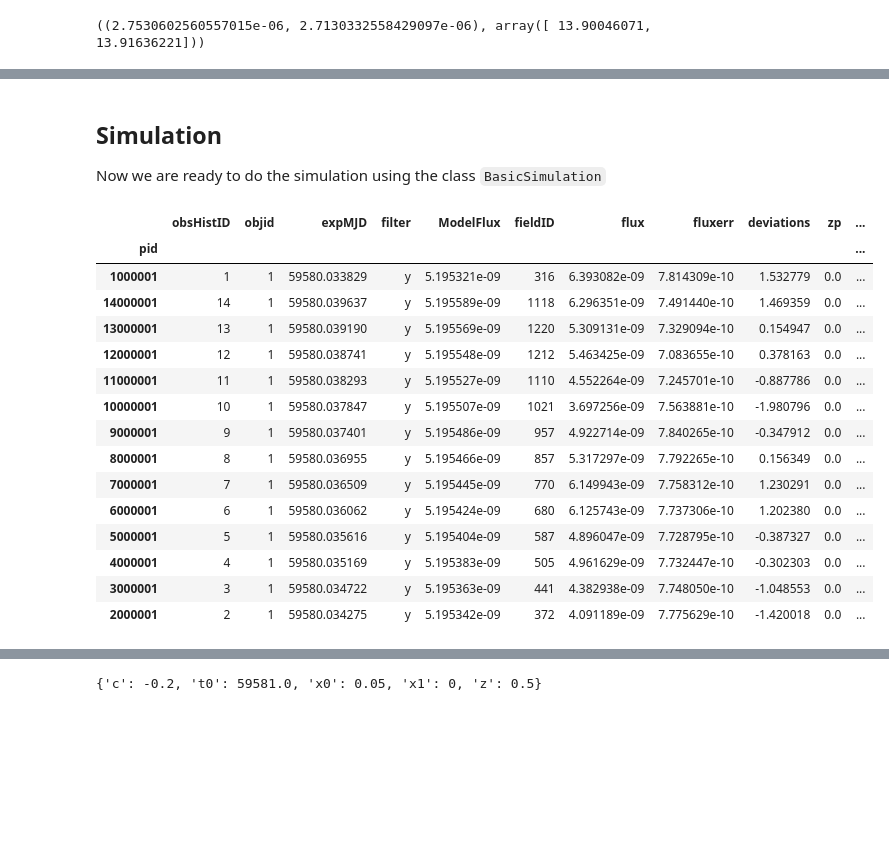
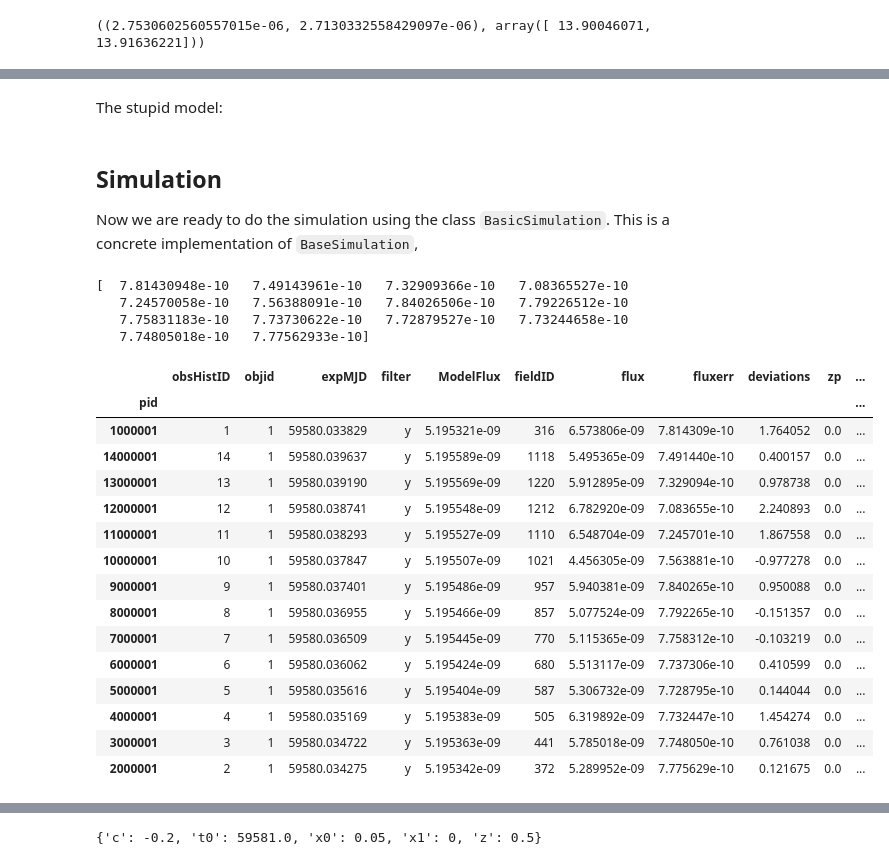
Before and after one commit to rbiswas4/SimPRVO, a Jupyter notebook: examples/Demo_BasicSimulations.ipynb, the cells around one changed output, grey strips where cells are left out. Saved outputs shown, nothing was run; the diff lists cells and outputs as text; code cells hidden in the pictures; blank space fills up the shorter version.

```diff
--- a/examples/Demo_BasicSimulations.ipynb
+++ b/examples/Demo_BasicSimulations.ipynb
@@ -155,0 +244,2 @@ print(f, -2.5 * np.log10(f))
+# %% [markdown]
+The stupid model:
@@ -156,26 +250,33 @@ print(f, -2.5 * np.log10(f))
 # %% [markdown]
 ## Simulation
-Now we are ready to do the simulation using the class `BasicSimulation`
+Now we are ready to do the simulation using the class `BasicSimulation`. This is a concrete implementation of `BaseSimulation`,
 # %%
 bsim = BasicSimulation(sp, model, pointings=pointings, rng=np.random.RandomState(0),
                        maxObsHistID=1000000, pointingColumnDict=None,
                        pruneWithRadius=False)
 # %%
-bsim.lc(1, maxObsHistID=2e6)
+t_ = bsim.lc(1, maxObsHistID=2e6)
 # %% [output]
-|  | obsHistID | objid | expMJD | filter | ModelFlux | fieldID | flux | fluxerr | deviations | zp | ... |
-| pid |  |  |  |  |  |  |  |  |  |  | ... |
-| 1000001 | 1 | 1 | 59580.033829 | y | 5.195321e-09 | 316 | 6.393082e-09 | 7.814309e-10 | 1.532779 | 0.0 | ... |
-| 14000001 | 14 | 1 | 59580.039637 | y | 5.195589e-09 | 1118 | 6.296351e-09 | 7.491440e-10 | 1.469359 | 0.0 | ... |
-| 13000001 | 13 | 1 | 59580.039190 | y | 5.195569e-09 | 1220 | 5.309131e-09 | 7.329094e-10 | 0.154947 | 0.0 | ... |
-| 12000001 | 12 | 1 | 59580.038741 | y | 5.195548e-09 | 1212 | 5.463425e-09 | 7.083655e-10 | 0.378163 | 0.0 | ... |
-| 11000001 | 11 | 1 | 59580.038293 | y | 5.195527e-09 | 1110 | 4.552264e-09 | 7.245701e-10 | -0.887786 | 0.0 | ... |
-| 10000001 | 10 | 1 | 59580.037847 | y | 5.195507e-09 | 1021 | 3.697256e-09 | 7.563881e-10 | -1.980796 | 0.0 | ... |
-| 9000001 | 9 | 1 | 59580.037401 | y | 5.195486e-09 | 957 | 4.922714e-09 | 7.840265e-10 | -0.347912 | 0.0 | ... |
-| 8000001 | 8 | 1 | 59580.036955 | y | 5.195466e-09 | 857 | 5.317297e-09 | 7.792265e-10 | 0.156349 | 0.0 | ... |
-| 7000001 | 7 | 1 | 59580.036509 | y | 5.195445e-09 | 770 | 6.149943e-09 | 7.758312e-10 | 1.230291 | 0.0 | ... |
-| 6000001 | 6 | 1 | 59580.036062 | y | 5.195424e-09 | 680 | 6.125743e-09 | 7.737306e-10 | 1.202380 | 0.0 | ... |
-| 5000001 | 5 | 1 | 59580.035616 | y | 5.195404e-09 | 587 | 4.896047e-09 | 7.728795e-10 | -0.387327 | 0.0 | ... |
-| 4000001 | 4 | 1 | 59580.035169 | y | 5.195383e-09 | 505 | 4.961629e-09 | 7.732447e-10 | -0.302303 | 0.0 | ... |
-| 3000001 | 3 | 1 | 59580.034722 | y | 5.195363e-09 | 441 | 4.382938e-09 | 7.748050e-10 | -1.048553 | 0.0 | ... |
-| 2000001 | 2 | 1 | 59580.034275 | y | 5.195342e-09 | 372 | 4.091189e-09 | 7.775629e-10 | -1.420018 | 0.0 | ... |
+[  7.81430948e-10   7.49143961e-10   7.32909366e-10   7.08365527e-10
+   7.24570058e-10   7.56388091e-10   7.84026506e-10   7.79226512e-10
+   7.75831183e-10   7.73730622e-10   7.72879527e-10   7.73244658e-10
+   7.74805018e-10   7.77562933e-10]
+# %%
+t_
+# %% [output]
+|  | obsHistID | objid | expMJD | filter | ModelFlux | fieldID | flux | fluxerr | deviations | zp | ... |
+| pid |  |  |  |  |  |  |  |  |  |  | ... |
+| 1000001 | 1 | 1 | 59580.033829 | y | 5.195321e-09 | 316 | 6.573806e-09 | 7.814309e-10 | 1.764052 | 0.0 | ... |
+| 14000001 | 14 | 1 | 59580.039637 | y | 5.195589e-09 | 1118 | 5.495365e-09 | 7.491440e-10 | 0.400157 | 0.0 | ... |
+| 13000001 | 13 | 1 | 59580.039190 | y | 5.195569e-09 | 1220 | 5.912895e-09 | 7.329094e-10 | 0.978738 | 0.0 | ... |
+| 12000001 | 12 | 1 | 59580.038741 | y | 5.195548e-09 | 1212 | 6.782920e-09 | 7.083655e-10 | 2.240893 | 0.0 | ... |
+| 11000001 | 11 | 1 | 59580.038293 | y | 5.195527e-09 | 1110 | 6.548704e-09 | 7.245701e-10 | 1.867558 | 0.0 | ... |
+| 10000001 | 10 | 1 | 59580.037847 | y | 5.195507e-09 | 1021 | 4.456305e-09 | 7.563881e-10 | -0.977278 | 0.0 | ... |
+| 9000001 | 9 | 1 | 59580.037401 | y | 5.195486e-09 | 957 | 5.940381e-09 | 7.840265e-10 | 0.950088 | 0.0 | ... |
+| 8000001 | 8 | 1 | 59580.036955 | y | 5.195466e-09 | 857 | 5.077524e-09 | 7.792265e-10 | -0.151357 | 0.0 | ... |
+| 7000001 | 7 | 1 | 59580.036509 | y | 5.195445e-09 | 770 | 5.115365e-09 | 7.758312e-10 | -0.103219 | 0.0 | ... |
+| 6000001 | 6 | 1 | 59580.036062 | y | 5.195424e-09 | 680 | 5.513117e-09 | 7.737306e-10 | 0.410599 | 0.0 | ... |
+| 5000001 | 5 | 1 | 59580.035616 | y | 5.195404e-09 | 587 | 5.306732e-09 | 7.728795e-10 | 0.144044 | 0.0 | ... |
+| 4000001 | 4 | 1 | 59580.035169 | y | 5.195383e-09 | 505 | 6.319892e-09 | 7.732447e-10 | 1.454274 | 0.0 | ... |
+| 3000001 | 3 | 1 | 59580.034722 | y | 5.195363e-09 | 441 | 5.785018e-09 | 7.748050e-10 | 0.761038 | 0.0 | ... |
+| 2000001 | 2 | 1 | 59580.034275 | y | 5.195342e-09 | 372 | 5.289952e-09 | 7.775629e-10 | 0.121675 | 0.0 | ... |
```
Also changed, not shown: parts of 51 cells of this notebook, 1 other file.
